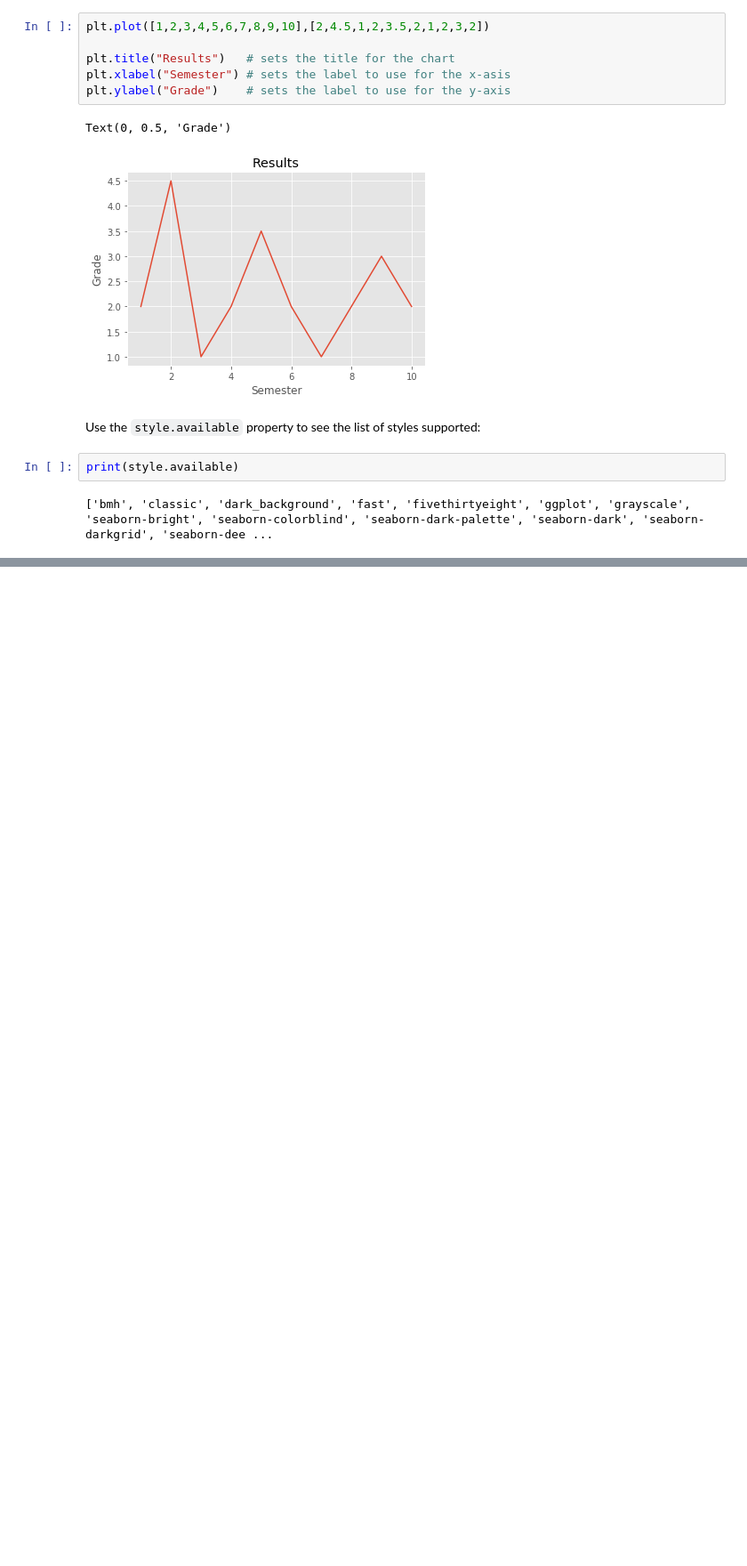
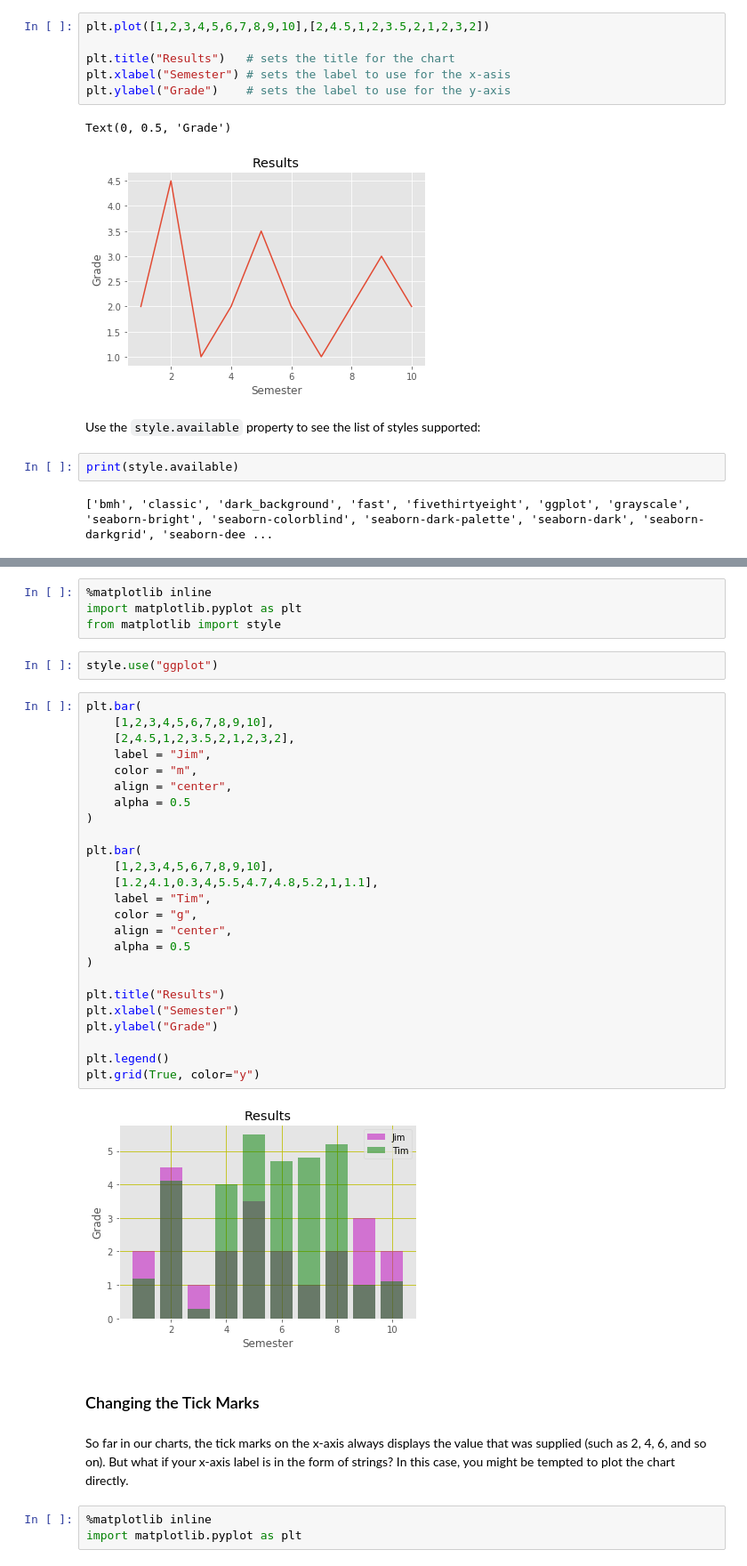
Before and after one commit to Adachika/python-machine-learning, a Jupyter notebook: 04_data_visualization_using_matplotlib.ipynb, the cells around one changed output, grey strips where cells are left out. Shown: that part at 89% size. Cells and saved outputs as stored; diff of their text form; blank space fills up the shorter version.

```diff
--- a/04_data_visualization_using_matplotlib.ipynb
+++ b/04_data_visualization_using_matplotlib.ipynb
@@ -65,0 +150,41 @@ print(style.available)
+# %%
+%matplotlib inline
+import matplotlib.pyplot as plt
+from matplotlib import style
+# %%
+style.use("ggplot")
+# %%
+plt.bar(
+    [1,2,3,4,5,6,7,8,9,10],
+    [2,4.5,1,2,3.5,2,1,2,3,2],
+    label = "Jim",
+    color = "m",
+    align = "center",
+    alpha = 0.5
+)
+
+plt.bar(
+    [1,2,3,4,5,6,7,8,9,10],
+    [1.2,4.1,0.3,4,5.5,4.7,4.8,5.2,1,1.1],
+    label = "Tim",
+    color = "g",
+    align = "center",
+    alpha = 0.5
+)
+
+plt.title("Results")
+plt.xlabel("Semester")
+plt.ylabel("Grade")
+
+plt.legend()
+plt.grid(True, color="y")
+# %% [output]
+[figure, added]
+# %% [markdown]
+<a id="changing-tick-marks"></a>
+### Changing the Tick Marks
+# %% [markdown]
+So far in our charts, the tick marks on the x-axis always displays the value that was supplied (such as 2, 4, 6, and so on). But what if your x-axis label is in the form of strings? In this case, you might be tempted to plot the chart directly.
+# %%
+%matplotlib inline
+import matplotlib.pyplot as plt
```
Also changed, not shown: parts of 23 cells of this notebook.
